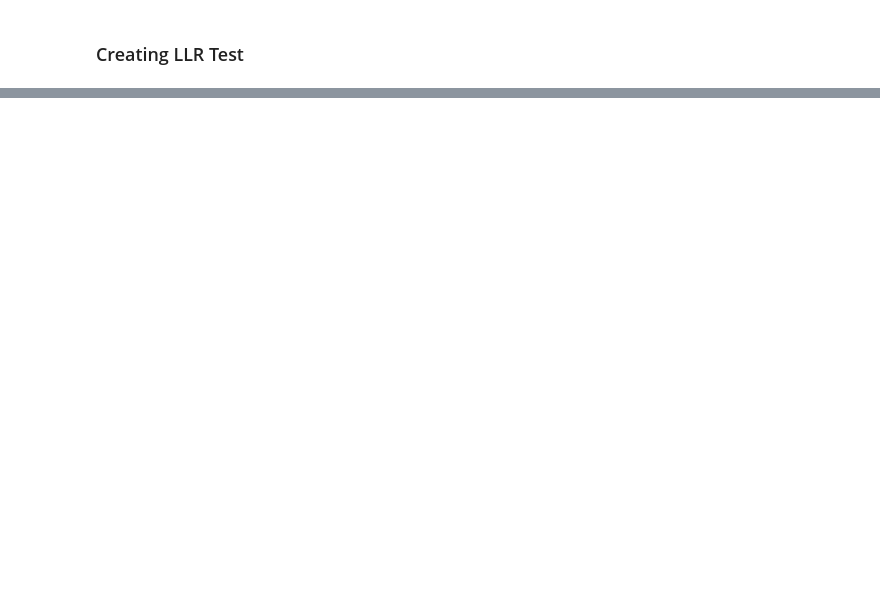
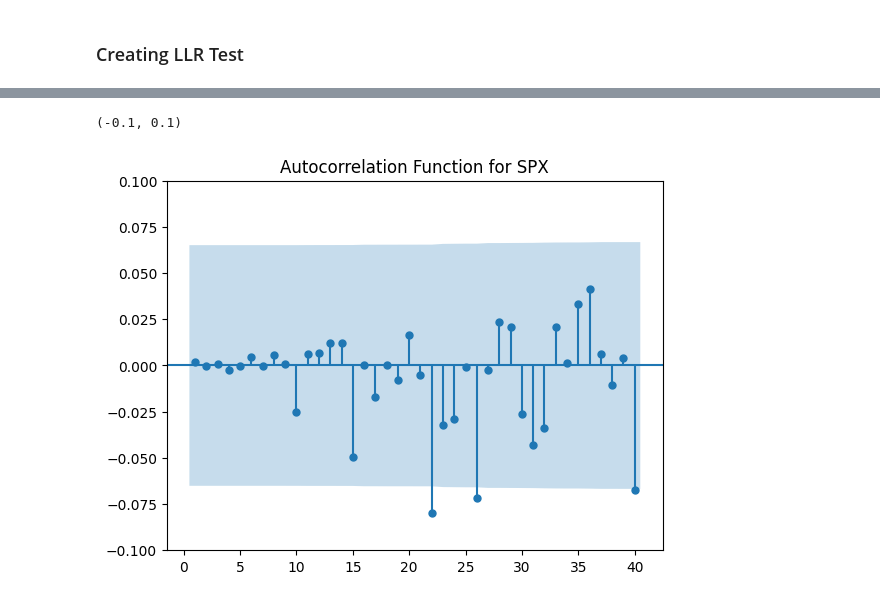
Before and after one commit to hivan04/spx_price_forecast, a Jupyter notebook: model_training.ipynb, the cells around one changed output, grey strips where cells are left out. Cells and saved outputs as stored; diff of their text form; code cells hidden in the pictures; blank space fills up the shorter version.

```diff
--- a/model_training.ipynb
+++ b/model_training.ipynb
@@ -340,0 +347,8 @@ Sort out ARIMA(3...9,0,0) models
+# %%
+sgt.plot_acf(df.res_AR9_SPX[1:], lags=40, zero=False)
+plt.title('Autocorrelation Function for SPX')
+plt.ylim(-0.1,0.1)
+#here, we see tha
+# %% [output]
+(-0.1, 0.1)
+[figure, added]
```
Also changed, not shown: parts of 10 cells of this notebook.
